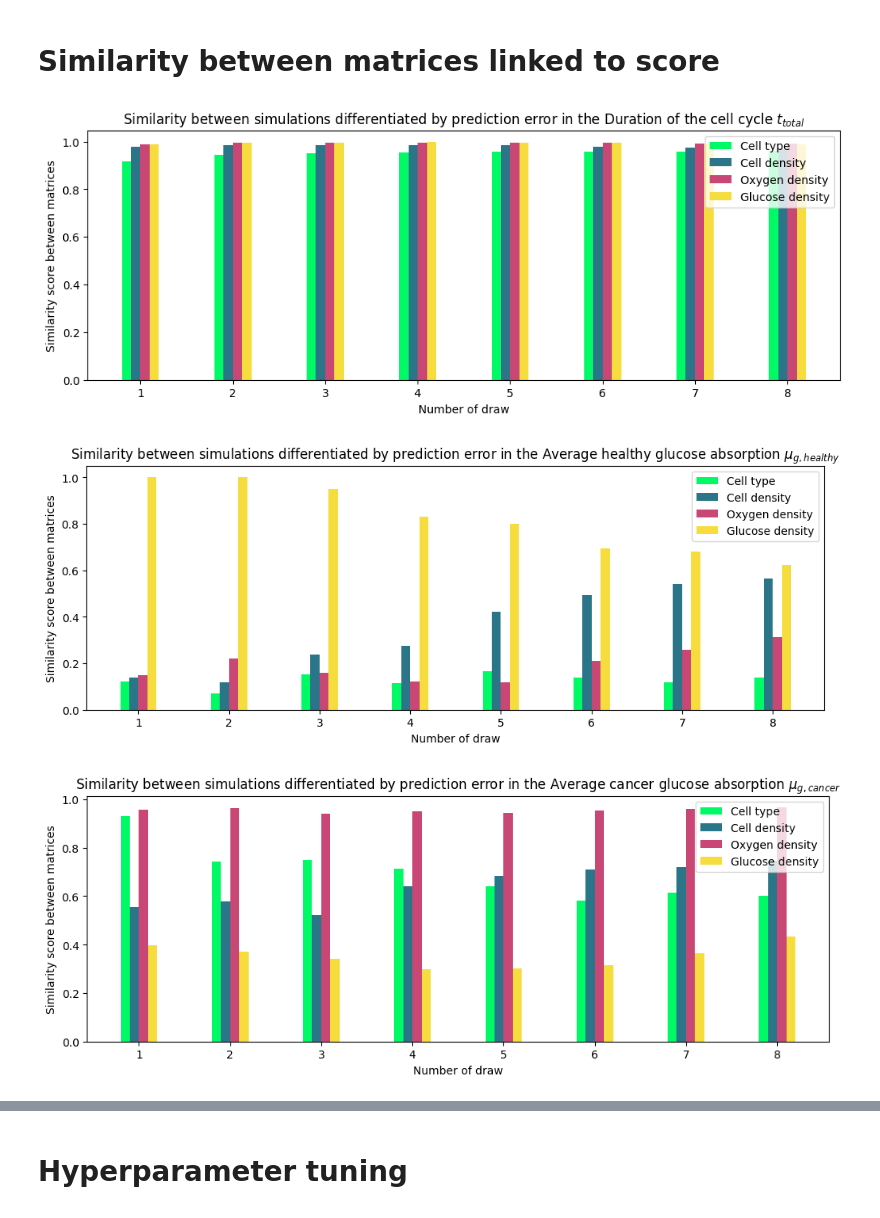
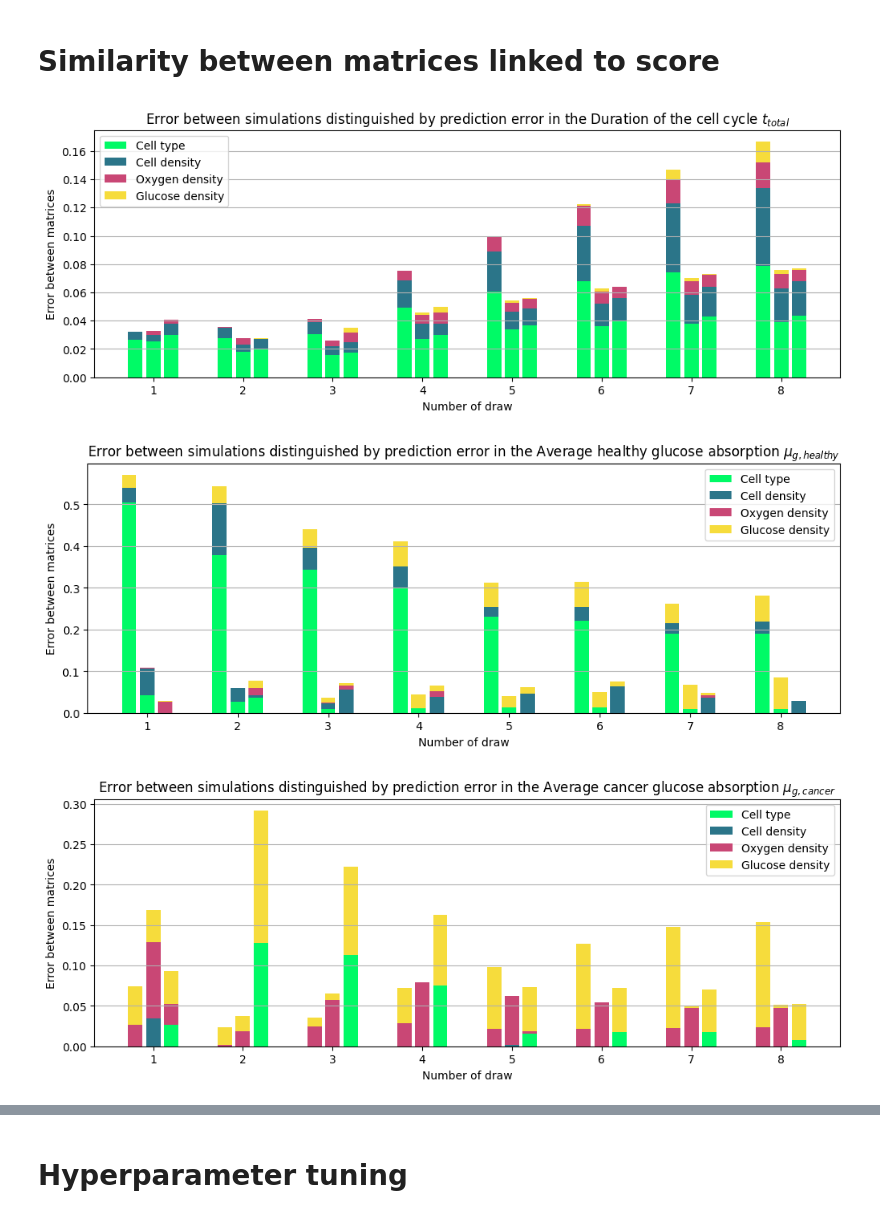
Before and after one commit to npermanne/Paramater_identification_tumour_model, a Jupyter notebook: plots_results.ipynb, the cells around one changed output, grey strips where cells are left out. Saved outputs shown, nothing was run; the diff lists cells and outputs as text; code cells hidden in the pictures.

```diff
--- a/plots_results.ipynb
+++ b/plots_results.ipynb
@@ -74,49 +117,65 @@ for key, value in parameters.items():
 # %% [markdown]
 # Similarity between matrices linked to score
 # %%
-best_doses_analysis = pd.read_csv(os.path.join("simulation_similarity_analysis","no_dose_analysis","similarity_between_matrix","scalar_similarity.csv"),index_col=0)
-def get_evolution(img_type, param, draw):
+
+def get_evolution(img_type, param, draw, dataset):
+    df = pd.read_csv(os.path.join("simulation_similarity_analysis", dataset,"similarity_between_matrix","scalar_similarity.csv"),index_col=0)
     metric = SimilarityMetric.JACCARD if img_type=="cells_types" else SimilarityMetric.INTERSECTION_HISTOGRAM
-    data = best_doses_analysis.loc[(best_doses_analysis["Timestep"] == draw) & (best_doses_analysis["Img_Type"]==img_type) & (best_doses_analysis["Parameter"]==param) & (best_doses_analysis["Metric"]==metric.__str__()), ["Difference", "Mean_Similarity_Measure","Std_Similarity_Measure"]]
+    data = df.loc[(df["Timestep"] == draw) & (df["Img_Type"]==img_type) & (df["Parameter"]==param) & (df["Metric"]==metric.__str__()), ["Difference", "Mean_Similarity_Measure","Std_Similarity_Measure"]]
     means = {diff:data.loc[data["Difference"]==diff, "Mean_Similarity_Measure"].iloc[0] for diff in data["Difference"].tolist()}
     stds = {diff:data.loc[data["Difference"]==diff, "Std_Similarity_Measure"].iloc[0] for diff in data["Difference"].tolist()}
 
     max = np.max(list(means.values()))
     min = np.min(list(means.values()))
+    argmax = [index for index in means.keys() if means[index]==max][0]
+    argmin = [index for index in means.keys() if means[index]==min][0]
     means_scaled = {key:(value-min)/(max-min) for key,value in means.items()}
     stds_scaled = {key:value/(max-min) for key,value in stds.items()}
     return means_scaled, stds_scaled
 
-barWidth = 0.1
-colors = {
+barWidth = 0.2
+colors= {
     "cells_types":"#00FA66ff",
     "cells_densities":"#2B7589ff",
     "oxygen":"#C94775ff",
     "glucose":"#F6DC3Cff"
 }
 for key, value in parameters.items():
+    # if key == "average_healthy_glucose_absorption" or key == "average_cancer_glucose_absorption":
+    #     continue
     perf = performances[key]
     fig = plt.figure(figsize=(12,4))
-    for i, img_type in enumerate(IMG_TYPES.keys()):
+
+    for i, dataset in enumerate(["no_dose_analysis","baseline_dose_analysis","best_dose_analysis"]):
+        bottom = np.zeros(8)
         X = [x + i*barWidth for x in range(8)]
-        similarity_per_draw = np.zeros(8)
-        for j, draw in enumerate(range(350,1150, 100)):
-            m,s = get_evolution(img_type, key, draw)
-            key_as_array = np.asarray(list(m.keys()))
-            nearest_key = key_as_array[(np.abs(key_as_array - perf[j])).argmin()]
-            similarity = m[nearest_key]
-            similarity_per_draw[j:] += similarity
-        for j in range(1,9):
-            similarity_per_draw[j-1] /= j
-        plt.bar(X ,similarity_per_draw, color=colors[img_type], width=barWidth, label=IMG_TYPES[img_type])
+        for a, img_type in enumerate(IMG_TYPES.keys()):
+            similarity_per_draw = np.zeros(8)
+            for j, draw in enumerate(range(350,1150, 100)):
+                m,s = get_evolution(img_type, key, draw,dataset)
+                key_as_array = np.asarray(list(m.keys()))
+                nearest_key = key_as_array[(np.abs(key_as_array - perf[j])).argmin()]
+                similarity = m[0]-m[nearest_key]
+                similarity_per_draw[j:] += similarity
+            for j in range(1,9):
+                similarity_per_draw[j-1] /= j
+                if similarity_per_draw[j-1] < 0:
+                    similarity_per_draw[j-1] *= 0
 
-    plt.ylabel("Similarity score between matrices")
-    plt.xticks([r + (4/2-0.5)*barWidth for r in range(8)], [str(i) for i in range(1,9)])
+            plt.bar(X ,similarity_per_draw, color=colors[img_type], width=barWidth*0.8, label=IMG_TYPES[img_type], bottom=bottom)
+            bottom += similarity_per_draw
+        if i ==0:
+            plt.legend()
+
+
+    plt.ylabel("Error between matrices")
+    plt.xticks([r + (3/2-0.5)*barWidth for r in range(8)], [str(i) for i in range(1,9)])
     plt.xlabel("Number of draw")
-    plt.title(f"Similarity between simulations differentiated by prediction error in the {value}")
-    plt.legend()
-    plt.savefig(os.path.join("pictures",f"similarity_perf_{key}.png"))
+    plt.title(f"Error between simulations distinguished by prediction error in the {value}")
+    plt.grid(axis='y')
+
+    plt.savefig(os.path.join("pictures",f"similarity_perf_{key}.pdf"))
 # %% [output]
-[figure, old version]
+[figure, new version]
-[figure, old version]
+[figure, new version]
-[figure, old version]
+[figure, new version]
```
Also changed, not shown: parts of 4 cells of this notebook, 1 other file.
